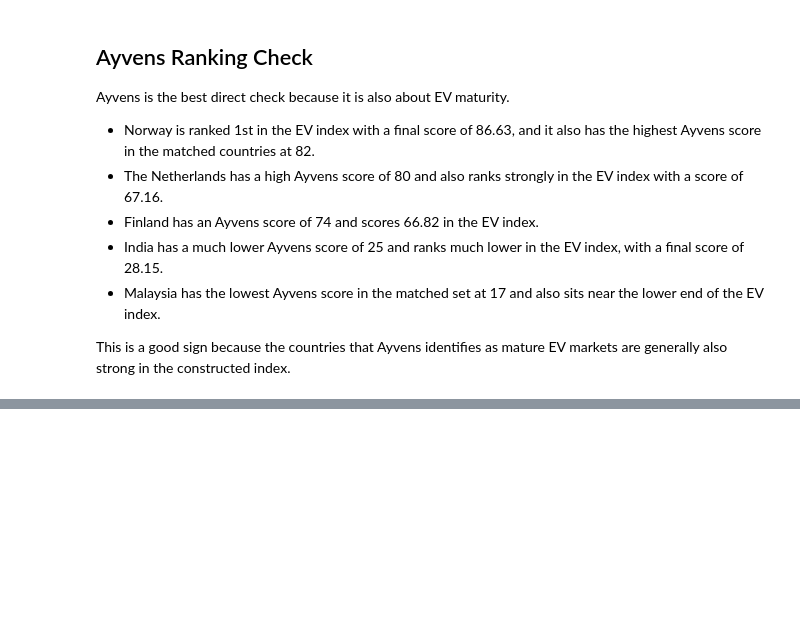
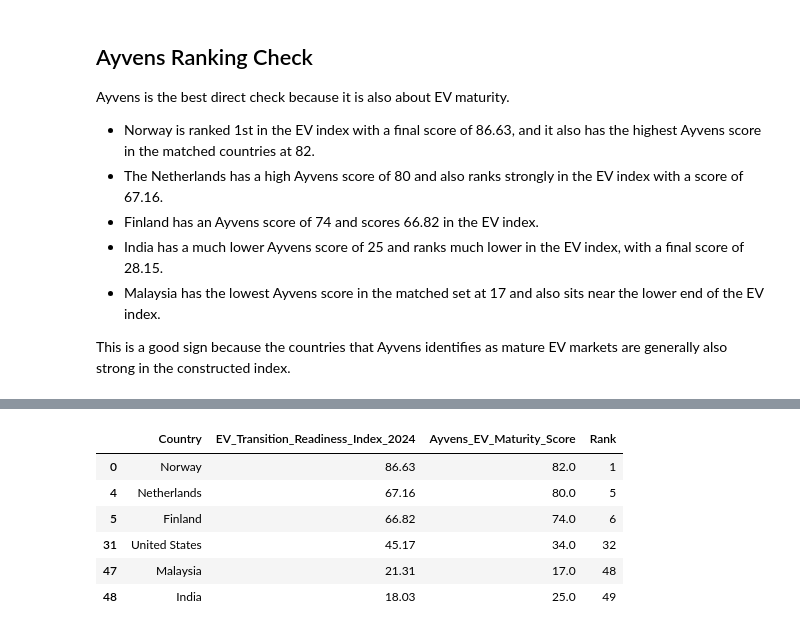
Before and after one commit to RathnamMeghana/DAV_CA1, a Jupyter notebook: index.ipynb, the cells around one changed output, grey strips where cells are left out. Saved outputs shown, nothing was run; the diff lists cells and outputs as text; code cells hidden in the pictures; blank space fills up the shorter version.

```diff
--- a/index.ipynb
+++ b/index.ipynb
@@ -2417,0 +2430,18 @@ def plot_external_link(df, own_column, external_column, title, x_label, y_label,
+# %%
+# Show a few country examples for the Ayvens comparison.
+comparison_df[
+    comparison_df["Country"].isin(["Norway", "Netherlands", "Finland", "India", "United States", "Malaysia"])
+][[
+    "Country",
+    "EV_Transition_Readiness_Index_2024",
+    "Ayvens_EV_Maturity_Score",
+    "Rank"
+]].sort_values("EV_Transition_Readiness_Index_2024", ascending=False)
+# %% [output]
+|  | Country | EV_Transition_Readiness_Index_2024 | Ayvens_EV_Maturity_Score | Rank |
+| 0 | Norway | 86.63 | 82.0 | 1 |
+| 4 | Netherlands | 67.16 | 80.0 | 5 |
+| 5 | Finland | 66.82 | 74.0 | 6 |
+| 31 | United States | 45.17 | 34.0 | 32 |
+| 47 | Malaysia | 21.31 | 17.0 | 48 |
+| 48 | India | 18.03 | 25.0 | 49 |
```
Also changed, not shown: parts of 2 cells of this notebook.
